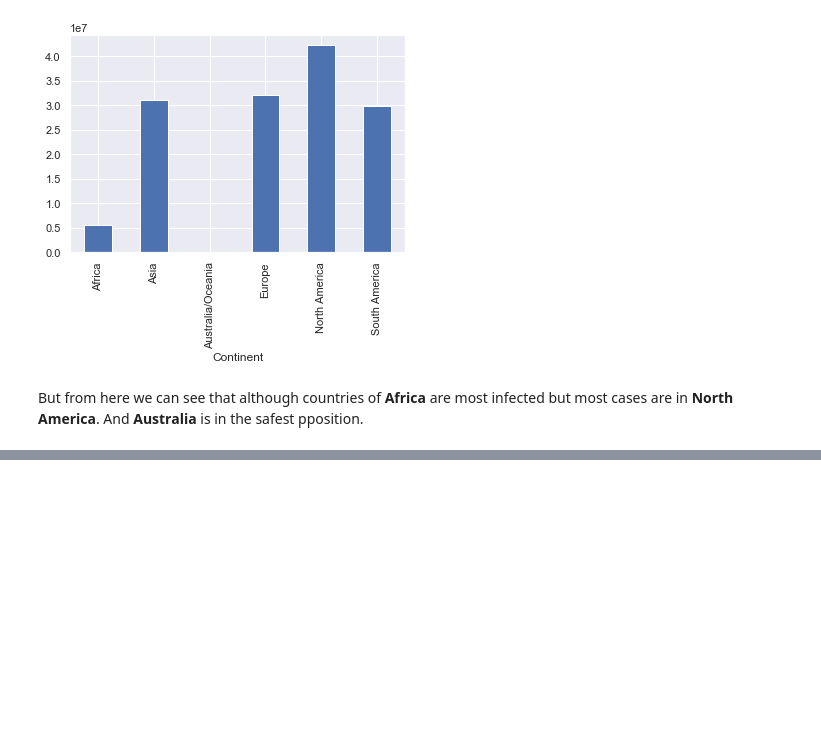
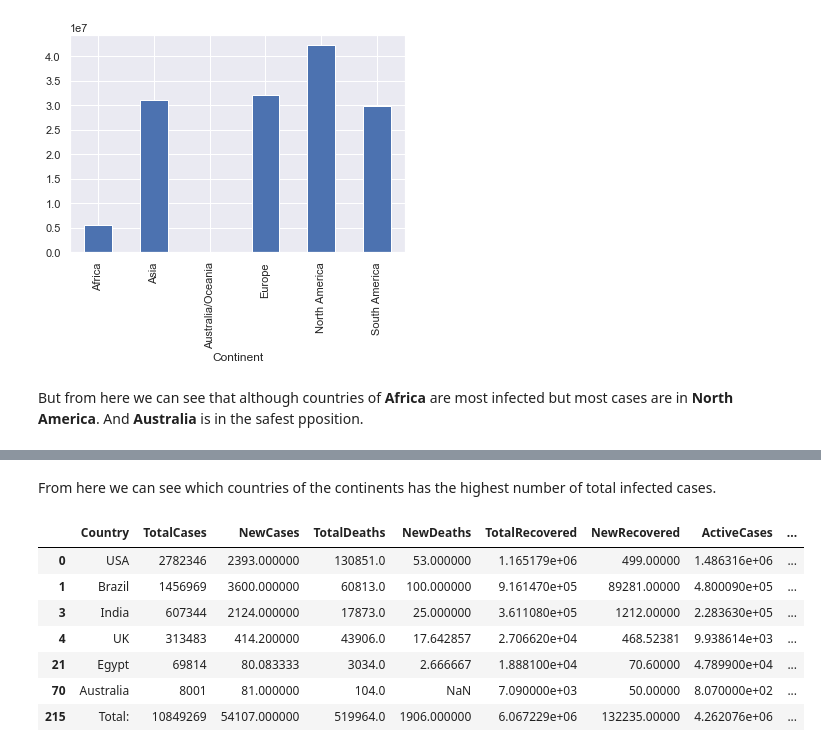
Before and after one commit to almamunx/Covid-19-Dashboard, a Jupyter notebook: COVID-19.ipynb, the cells around one changed output, grey strips where cells are left out. Drawn from its saved outputs; the diff is of its cells as text; code cells hidden in the pictures; blank space fills up the shorter version.

```diff
--- a/COVID-19.ipynb
+++ b/COVID-19.ipynb
@@ -295,0 +359,14 @@ But from here we can see that although countries of **Africa** are most infected
+# %% [markdown]
+From here we can see which countries of the continents has the highest number of total infected cases.
+# %%
+idx = df.groupby(['Continent'])['TotalDeaths'].transform(max) == df['TotalDeaths']
+df[idx]
+# %% [output]
+|  | Country | TotalCases | NewCases | TotalDeaths | NewDeaths | TotalRecovered | NewRecovered | ActiveCases | ... |
+| 0 | USA | 2782346 | 2393.000000 | 130851.0 | 53.000000 | 1.165179e+06 | 499.00000 | 1.486316e+06 | ... |
+| 1 | Brazil | 1456969 | 3600.000000 | 60813.0 | 100.000000 | 9.161470e+05 | 89281.00000 | 4.800090e+05 | ... |
+| 3 | India | 607344 | 2124.000000 | 17873.0 | 25.000000 | 3.611080e+05 | 1212.00000 | 2.283630e+05 | ... |
+| 4 | UK | 313483 | 414.200000 | 43906.0 | 17.642857 | 2.706620e+04 | 468.52381 | 9.938614e+03 | ... |
+| 21 | Egypt | 69814 | 80.083333 | 3034.0 | 2.666667 | 1.888100e+04 | 70.60000 | 4.789900e+04 | ... |
+| 70 | Australia | 8001 | 81.000000 | 104.0 | NaN | 7.090000e+03 | 50.00000 | 8.070000e+02 | ... |
+| 215 | Total: | 10849269 | 54107.000000 | 519964.0 | 1906.000000 | 6.067229e+06 | 132235.00000 | 4.262076e+06 | ... |
```
Also changed, not shown: parts of 8 cells of this notebook.
